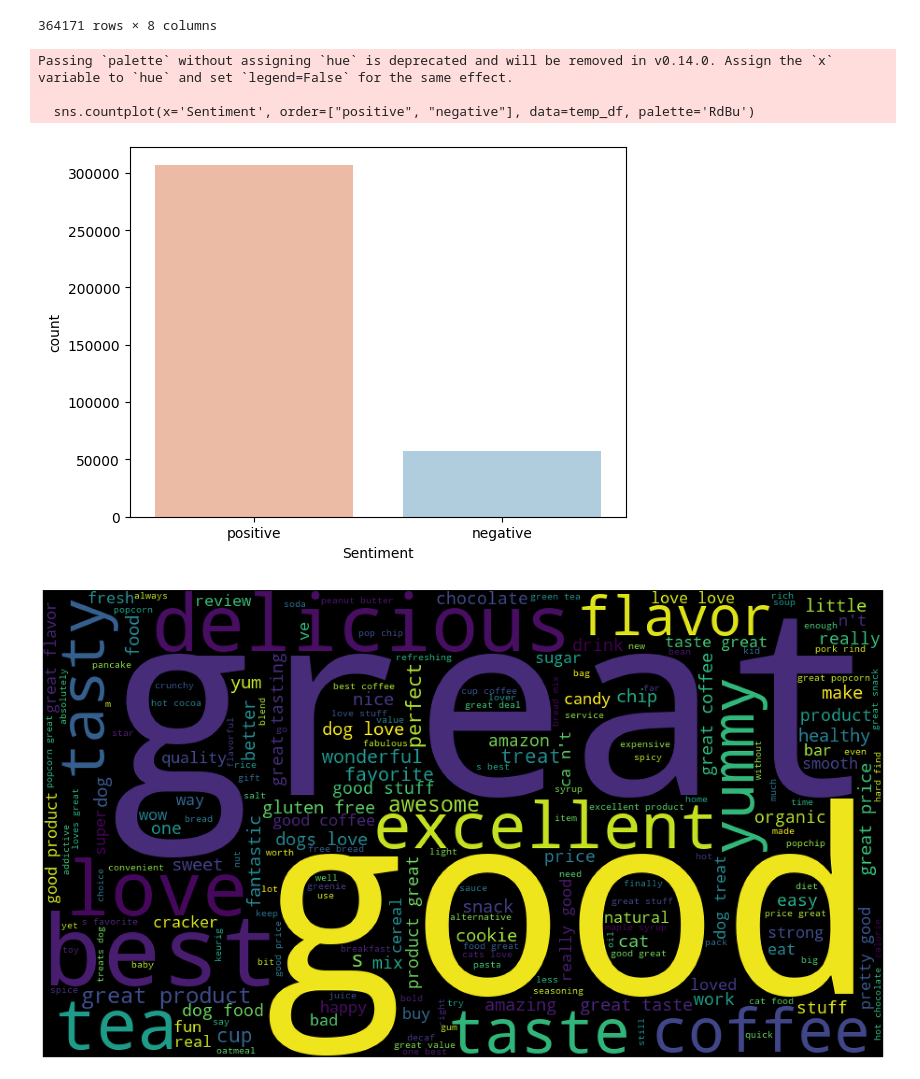
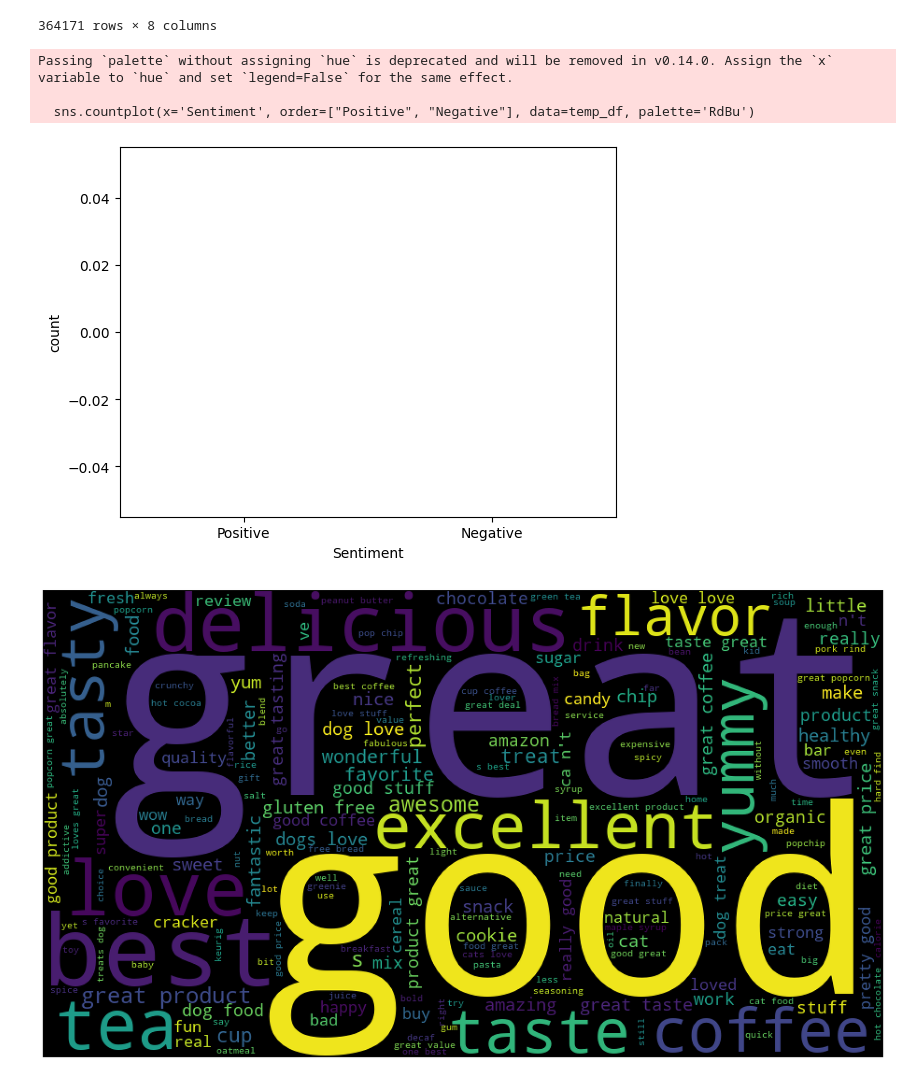
Before and after one commit to SophiaBouchama/review-analysis-teamc, a Jupyter notebook: code/preprocessing.ipynb, the cells around one changed output. Drawn from its saved outputs; the diff is of its cells as text; code cells hidden in the pictures.

```diff
--- a/code/preprocessing.ipynb
+++ b/code/preprocessing.ipynb
@@ -39,6 +39,12 @@ reviews.describe().round(2)
 | 50% | 284227.50 | 0.00 | 1.00 | 5.00 | 1.311120e+09 |
 | 75% | 426340.75 | 2.00 | 2.00 | 5.00 | 1.332720e+09 |
 | max | 568454.00 | 866.00 | 923.00 | 5.00 | 1.351210e+09 |
+# %%
+# Convert ProductId, UserId, Summary and Text to string format
+reviews['ProductId'] = reviews['ProductId'].astype('str')
+reviews['UserId'] = reviews['UserId'].astype('str')
+reviews['Summary'] = reviews['Summary'].astype('str')
+reviews['Text'] = reviews['Text'].astype('str')
 # %% [markdown]
 ### Get information about the number of data points in the dataset
 # %%
@@ -47,6 +53,8 @@ print("Number of features: ",reviews.shape[1])
 # %% [output]
 Number of datapoints:  568454
 Number of features:  10
+# %%
+reviews.drop("ProfileName", axis=1, inplace=True)
 # %% [markdown]
 ### Number of reviews corresponding to each of the ratings.
 # %%
@@ -150,14 +158,14 @@ temp_df
 | 568453 | A3LGQPJCZVL9UC | 0 | 0 | Great Honey | I am very satisfied ,product is a... | 5 | positive | useless |
 364171 rows × 8 columns
 # %%
-sns.countplot(x='Sentiment', order=["positive", "negative"], data=temp_df, palette='RdBu')
+sns.countplot(x='Sentiment', order=["Positive", "Negative"], data=temp_df, palette='RdBu')
 plt.xlabel('Sentiment')
 plt.show()
 # %% [output]
 Passing `palette` without assigning `hue` is deprecated and will be removed in v0.14.0. Assign the `x` variable to `hue` and set `legend=False` for the same effect.
 
-  sns.countplot(x='Sentiment', order=["positive", "negative"], data=temp_df, palette='RdBu')
+  sns.countplot(x='Sentiment', order=["Positive", "Negative"], data=temp_df, palette='RdBu')
-[figure, old version]
+[figure, new version]
 # %%
 pos = temp_df.loc[temp_df['Sentiment'] == 'positive']
 pos = pos[0:25000]
```
